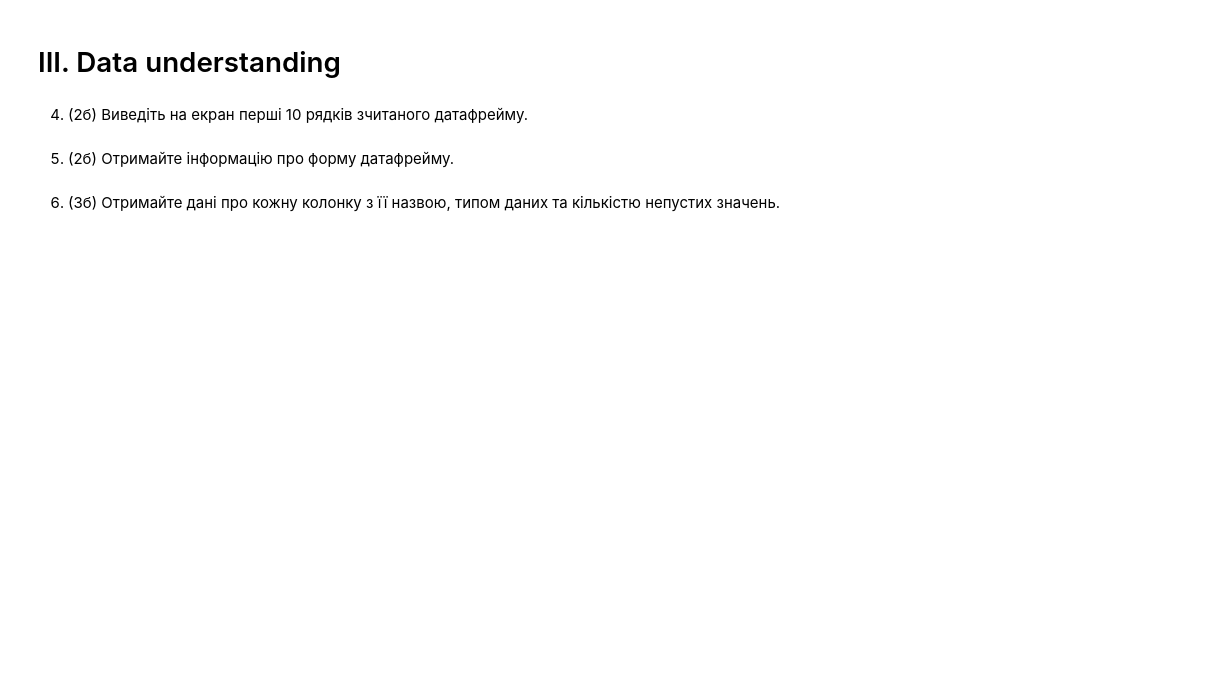
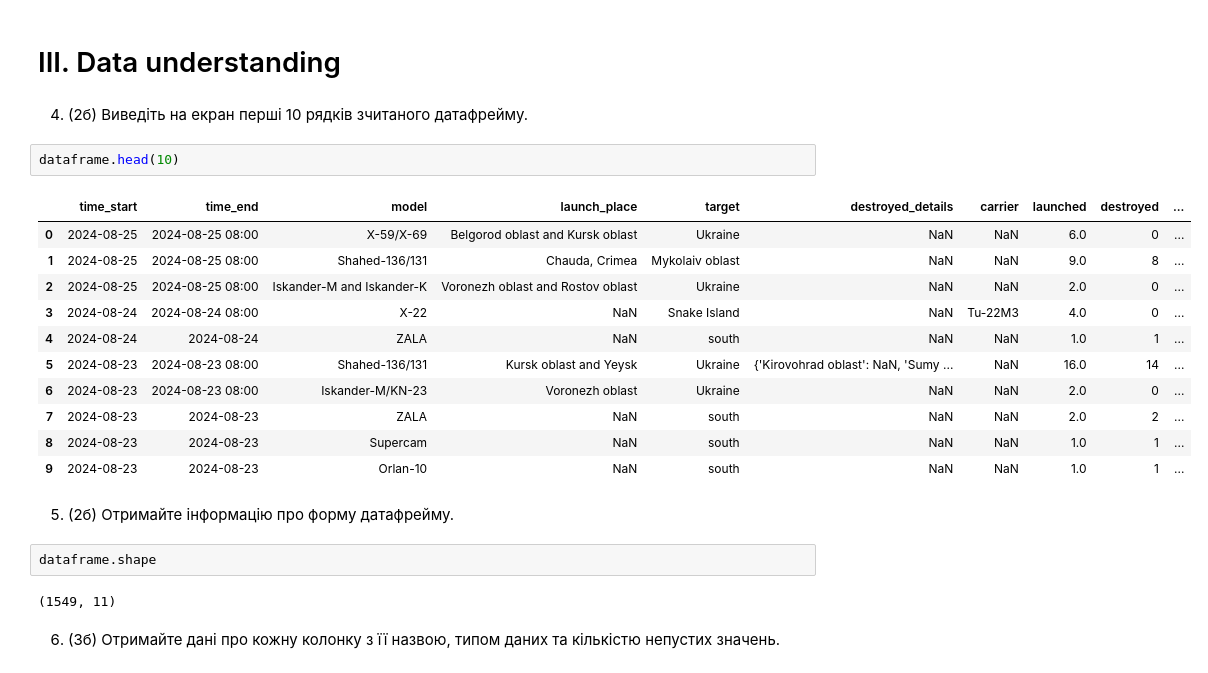
Before and after one commit to Poplacskyi/AI, a Jupyter notebook: labs_AD/DM_practice_1_Liybomur_Poplavski.ipynb, the cells around one changed output. Saved outputs shown, nothing was run; the diff lists cells and outputs as text; blank space fills up the shorter version.

```diff
--- a/labs_AD/DM_practice_1_Liybomur_Poplavski.ipynb
+++ b/labs_AD/DM_practice_1_Liybomur_Poplavski.ipynb
@@ -39,7 +56,25 @@ dtype: object
 # III. Data understanding
 # %% [markdown]
 4. (2б) Виведіть на екран перші 10 рядків зчитаного датафрейму.
+# %%
+dataframe.head(10)
+# %% [output]
+|  | time_start | time_end | model | launch_place | target | destroyed_details | carrier | launched | destroyed | ... |
+| 0 | 2024-08-25 | 2024-08-25 08:00 | X-59/X-69 | Belgorod oblast and Kursk oblast | Ukraine | NaN | NaN | 6.0 | 0 | ... |
+| 1 | 2024-08-25 | 2024-08-25 08:00 | Shahed-136/131 | Chauda, Crimea | Mykolaiv oblast | NaN | NaN | 9.0 | 8 | ... |
+| 2 | 2024-08-25 | 2024-08-25 08:00 | Iskander-M and Iskander-K | Voronezh oblast and Rostov oblast | Ukraine | NaN | NaN | 2.0 | 0 | ... |
+| 3 | 2024-08-24 | 2024-08-24 08:00 | X-22 | NaN | Snake Island | NaN | Tu-22M3 | 4.0 | 0 | ... |
+| 4 | 2024-08-24 | 2024-08-24 | ZALA | NaN | south | NaN | NaN | 1.0 | 1 | ... |
+| 5 | 2024-08-23 | 2024-08-23 08:00 | Shahed-136/131 | Kursk oblast and Yeysk | Ukraine | {'Kirovohrad oblast': NaN, 'Sumy ... | NaN | 16.0 | 14 | ... |
+| 6 | 2024-08-23 | 2024-08-23 08:00 | Iskander-M/KN-23 | Voronezh oblast | Ukraine | NaN | NaN | 2.0 | 0 | ... |
+| 7 | 2024-08-23 | 2024-08-23 | ZALA | NaN | south | NaN | NaN | 2.0 | 2 | ... |
+| 8 | 2024-08-23 | 2024-08-23 | Supercam | NaN | south | NaN | NaN | 1.0 | 1 | ... |
+| 9 | 2024-08-23 | 2024-08-23 | Orlan-10 | NaN | south | NaN | NaN | 1.0 | 1 | ... |
 # %% [markdown]
 5. (2б) Отримайте інформацію про форму датафрейму.
+# %%
+dataframe.shape
+# %% [output]
+(1549, 11)
 # %% [markdown]
 6. (3б) Отримайте дані про кожну колонку з її назвою, типом даних та кількістю непустих значень.
```
Also changed, not shown: parts of 12 cells of this notebook.
